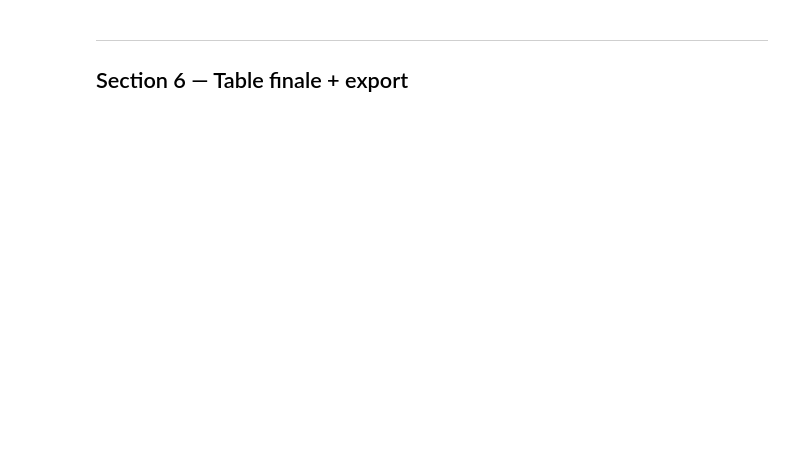
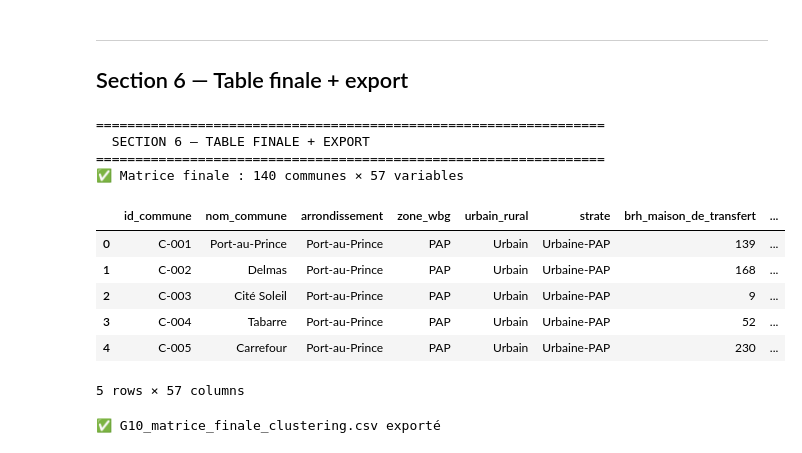
Before and after one commit to Jean-Baptiste-Kendy/Projet_Capstone_G10, a Jupyter notebook: G10_Creation_Dictionnaire_Donnees.ipynb, the cells around one changed output. Drawn from its saved outputs; the diff is of its cells as text; code cells hidden in the pictures; blank space fills up the shorter version.

```diff
--- a/G10_Creation_Dictionnaire_Donnees.ipynb
+++ b/G10_Creation_Dictionnaire_Donnees.ipynb
@@ -1202,33 +1566,46 @@ print(mca.eigenvalues_summary)
 # %%
 # ═══════════════════════════════════════════════════════════════════════════
 #  SECTION 6 — TABLE FINALE + EXPORT
 # ═══════════════════════════════════════════════════════════════════════════
 
 print("=" * 65)
 print("  SECTION 6 — TABLE FINALE + EXPORT")
 print("=" * 65)
 
 cols_id     = [c for c in ['id_commune', 'nom_commune', 'arrondissement', 'zone_wbg', 'urbain_rural', 'strate'] if c in matrice.columns]
 cols_brh_f  = [c for c in matrice.columns if c.startswith('brh_')]
 cols_wbg_f  = [c for c in matrice.columns if c.startswith('taux_') or c.startswith('score_')]
 cols_quali_f = [c for c in ['acces_routier', 'classe_urbanisation', 'classe_densite_demographique',
                              'classe_densite_bancaire', 'classe_diversite_services'] if c in matrice.columns]
 cols_pauvrete_f = [c for c in ['taux_pauvrete_proxy', 'indice_privation_spatiale', 'classe_privation_spatiale', 'departement'] if c in matrice.columns]
 cols_quali_supp_f = [c for c in ['classe_taille_population', 'classe_pauvrete', 'a_une_banque',
                                   'profil_services_financiers', 'classe_taille_menage'] if c in matrice.columns]
 cols_intermediaires = [c for c in ['part_urbaine', 'densite_hab_km2', 'densite_bancaire_10k',
                                     'nb_types_services', 'pct_points_proches_route'] if c in matrice.columns]
 cols_intermediaires += [c for c in ['taille_moyenne_menage'] if c in matrice.columns]
 cols_places = set(cols_id + cols_brh_f + cols_wbg_f + cols_quali_f + cols_pauvrete_f + cols_quali_supp_f + cols_intermediaires)
 cols_reste  = [c for c in matrice.columns if c not in cols_places]
 
 matrice_finale = matrice[cols_id + cols_brh_f + cols_reste + cols_wbg_f + cols_quali_f + cols_pauvrete_f + cols_quali_supp_f + cols_intermediaires].copy()
 
 print(f"✅ Matrice finale : {len(matrice_finale)} communes × {len(matrice_finale.columns)} variables")
 display(matrice_finale.head(5))
 
-matrice_finale.to_csv("G10_matrice_finale_clustering.csv", index=False, encoding="utf-8-sig")
-print(f"\n✅ G10_matrice_finale_clustering.csv exporté")
+matrice_finale.to_csv("G10_Dictionnaire_Donnees_Finale.csv", index=False, encoding="utf-8-sig")
+print(f"\n✅ G10_Dictionnaire_Donnees_Finale.csv exporté")
 
 if IN_COLAB:
-    files.download("G10_matrice_finale_clustering.csv")
+    files.download("G10_Dictionnaire_Donnees_Finale.csv")
+# %% [output]
+=================================================================
+  SECTION 6 — TABLE FINALE + EXPORT
+=================================================================
+✅ Matrice finale : 140 communes × 57 variables
+|  | id_commune | nom_commune | arrondissement | zone_wbg | urbain_rural | strate | brh_maison_de_transfert | ... |
+| 0 | C-001 | Port-au-Prince | Port-au-Prince | PAP | Urbain | Urbaine-PAP | 139 | ... |
+| 1 | C-002 | Delmas | Port-au-Prince | PAP | Urbain | Urbaine-PAP | 168 | ... |
+| 2 | C-003 | Cité Soleil | Port-au-Prince | PAP | Urbain | Urbaine-PAP | 9 | ... |
+| 3 | C-004 | Tabarre | Port-au-Prince | PAP | Urbain | Urbaine-PAP | 52 | ... |
+| 4 | C-005 | Carrefour | Port-au-Prince | PAP | Urbain | Urbaine-PAP | 230 | ... |
+5 rows × 57 columns
+✅ G10_matrice_finale_clustering.csv exporté
```
Also changed, not shown: parts of 32 cells of this notebook.
